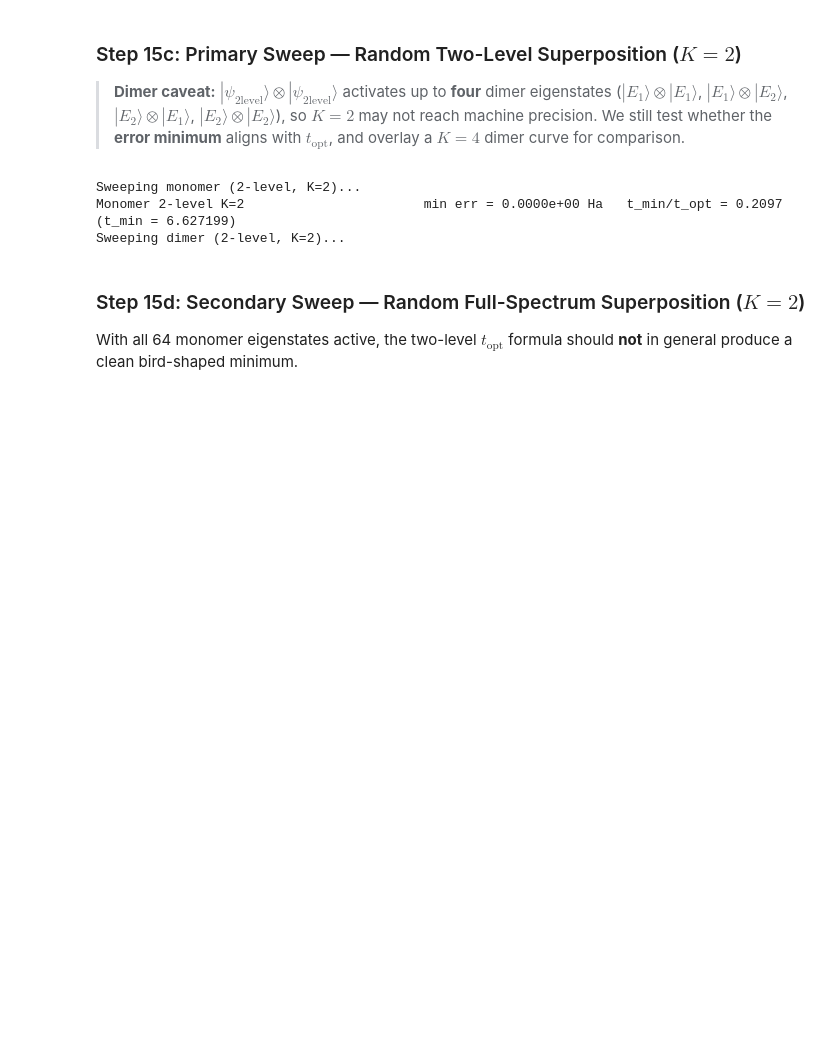
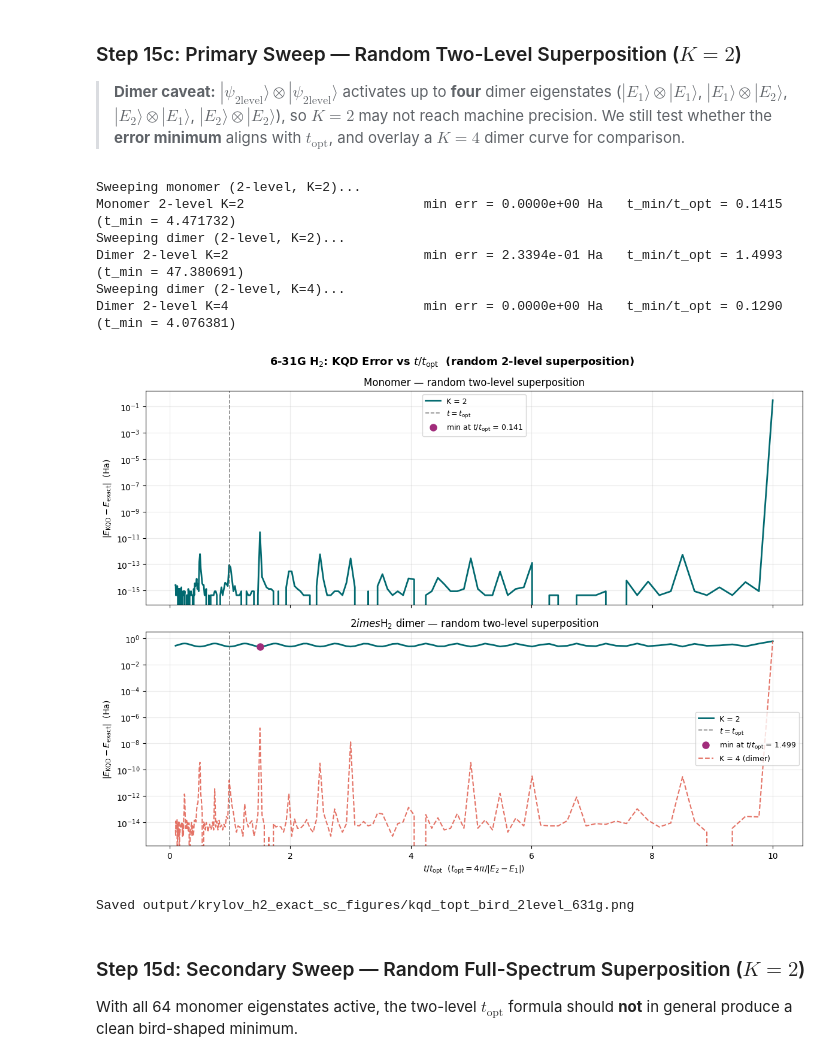
Before and after one commit to PrabhavD/qkd-size-consistency, a Jupyter notebook: krylov_h2_exact_sc_copy_3.ipynb, the cells around one changed output. Cells and saved outputs as stored; diff of their text form; code cells hidden in the pictures; blank space fills up the shorter version.

```diff
--- a/krylov_h2_exact_sc_copy_3.ipynb
+++ b/krylov_h2_exact_sc_copy_3.ipynb
@@ -1785,40 +1701,46 @@ print('Sweeping dimer (2-level, K=4)...')
 err_dimer_2level_k4 = sweep_t_errors(H_dimer_631g, psi_dimer_2level, 2 * E_nuc_631g,
                                      gs_dimer_exact, 4, t_grid)
 sum_dimer_2level_k4 = sweep_summary(err_dimer_2level_k4, 'Dimer 2-level K=4')
-
-fig, axes = plt.subplots(2, 1, figsize=(12, 9), sharex=True)
-fig.suptitle('6-31G H$_2$: KQD Error vs $t / t_{\mathrm{opt}}$  (random 2-level superposition)',
-             fontsize=13, fontweight='bold')
-
-panels = [
-    (axes[0], err_mono_2level, sum_mono_2level, 'Monomer', f'K = {KD}'),
-    (axes[1], err_dimer_2level_k2, sum_dimer_2level_k2, '2$\times$H$_2$ dimer', f'K = {KD}'),
-]
-
-for ax, errs, summ, title, klabel in panels:
-    ax.semilogy(t_ratios, errs, lw=2, color='#01696f', label=klabel)
-    ax.axvline(1.0, color='#555', ls='--', lw=1.2, alpha=0.7, label='$t = t_{\mathrm{opt}}$')
-    ax.plot(summ['ratio'], summ['min_err'], 'o', color='#a12c7b', ms=8, zorder=5,
-            label=f"min at $t/t_{{\mathrm{{opt}}}}$ = {summ['ratio']:.3f}")
-    ax.set_ylabel('$|E_\mathrm{KQD} - E_\mathrm{exact}|$  (Ha)')
-    ax.set_title(f'{title} — random $|c_1|^2 |E_1\rangle + |c_2|^2 |E_2\rangle$')
-    ax.legend(fontsize=9)
-    ax.grid(True, which='both', alpha=0.25)
-
-axes[1].semilogy(t_ratios, err_dimer_2level_k4, lw=1.5, ls='--', color='#e05a4b',
-                 alpha=0.85, label='K = 4 (dimer)')
-axes[1].legend(fontsize=9)
-
-axes[1].set_xlabel('$t / t_{\mathrm{opt}}$  ($t_{\mathrm{opt}} = 4\pi / |E_2 - E_1|$)')
-plt.tight_layout()
-fig_path_2level = 'output/krylov_h2_exact_sc_figures/kqd_topt_bird_2level_631g.png'
-plt.savefig(fig_path_2level, dpi=150, bbox_inches='tight')
-plt.show()
-print(f'Saved {fig_path_2level}')
 # %% [output]
 Sweeping monomer (2-level, K=2)...
-Monomer 2-level K=2                       min err = 0.0000e+00 Ha   t_min/t_opt = 0.2097   (t_min = 6.627199)
+Monomer 2-level K=2                       min err = 0.0000e+00 Ha   t_min/t_opt = 0.1415   (t_min = 4.471732)
 Sweeping dimer (2-level, K=2)...
+Dimer 2-level K=2                         min err = 2.3394e-01 Ha   t_min/t_opt = 1.4993   (t_min = 47.380691)
+Sweeping dimer (2-level, K=4)...
+Dimer 2-level K=4                         min err = 0.0000e+00 Ha   t_min/t_opt = 0.1290   (t_min = 4.076381)
+# %%
+fig, axes = plt.subplots(2, 1, figsize=(12, 9), sharex=True)
+fig.suptitle('6-31G H$_2$: KQD Error vs $t / t_{\mathrm{opt}}$  (random 2-level superposition)',
+             fontsize=13, fontweight='bold')
+
+panels = [
+    (axes[0], err_mono_2level, sum_mono_2level, 'Monomer', f'K = {KD}'),
+    (axes[1], err_dimer_2level_k2, sum_dimer_2level_k2, '2$\times$H$_2$ dimer', f'K = {KD}'),
+]
+
+for ax, errs, summ, title, klabel in panels:
+    ax.semilogy(t_ratios, errs, lw=2, color='#01696f', label=klabel)
+    ax.axvline(1.0, color='#555', ls='--', lw=1.2, alpha=0.7, label='$t = t_{\mathrm{opt}}$')
+    ax.plot(summ['ratio'], summ['min_err'], 'o', color='#a12c7b', ms=8, zorder=5,
+            label=f"min at $t/t_{{\mathrm{{opt}}}}$ = {summ['ratio']:.3f}")
+    ax.set_ylabel('$|E_\mathrm{KQD} - E_\mathrm{exact}|$  (Ha)')
+    ax.set_title(f'{title} — random two-level superposition')
+    ax.legend(fontsize=9)
+    ax.grid(True, which='both', alpha=0.25)
+
+axes[1].semilogy(t_ratios, err_dimer_2level_k4, lw=1.5, ls='--', color='#e05a4b',
+                 alpha=0.85, label='K = 4 (dimer)')
+axes[1].legend(fontsize=9)
+
+axes[1].set_xlabel('$t / t_{\mathrm{opt}}$  ($t_{\mathrm{opt}} = 4\pi / |E_2 - E_1|$)')
+plt.tight_layout()
+fig_path_2level = 'output/krylov_h2_exact_sc_figures/kqd_topt_bird_2level_631g.png'
+plt.savefig(fig_path_2level, dpi=150, bbox_inches='tight')
+plt.show()
+print(f'Saved {fig_path_2level}')
+# %% [output]
+[figure, added]
+Saved output/krylov_h2_exact_sc_figures/kqd_topt_bird_2level_631g.png
 # %% [markdown]
 ### Step 15d: Secondary Sweep — Random Full-Spectrum Superposition ($K = 2$)
 
```
Also changed, not shown: parts of 9 cells of this notebook.
